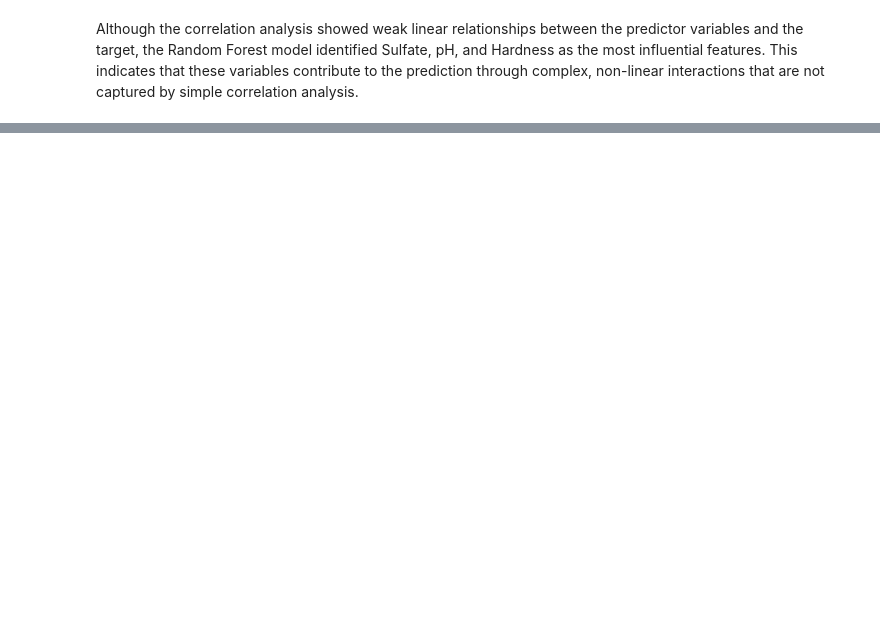
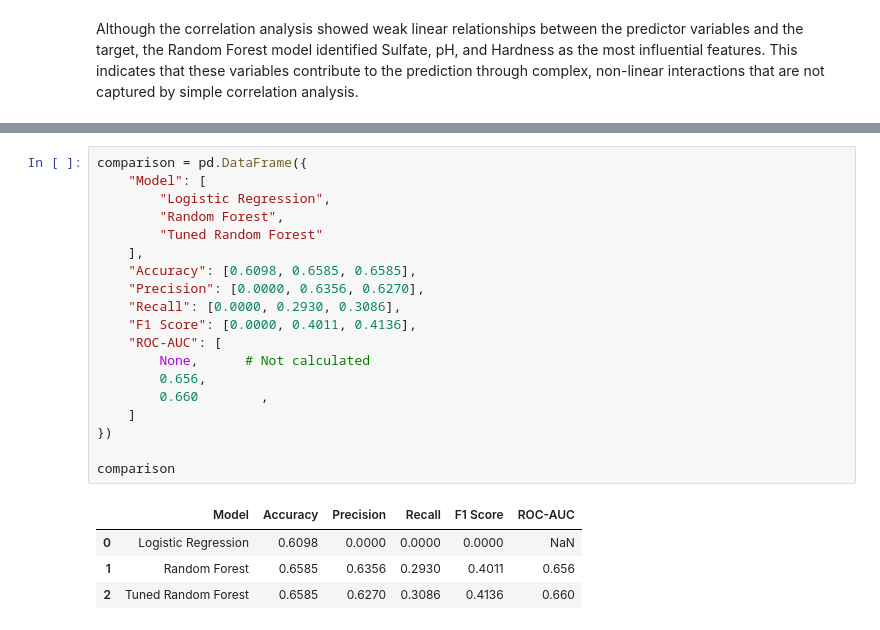
Before and after one commit to shbzstrkr1999/machine_learning_project, a Jupyter notebook: notebooks/machine-learning-final-project-submission.ipynb, the cells around one changed output, grey strips where cells are left out. Cells and saved outputs as stored; diff of their text form; blank space fills up the shorter version.

```diff
--- a/notebooks/machine-learning-final-project-submission.ipynb
+++ b/notebooks/machine-learning-final-project-submission.ipynb
@@ -562,0 +512,24 @@ Random Forest ROC-AUC: 0.6469140625
+# %%
+comparison = pd.DataFrame({
+    "Model": [
+        "Logistic Regression",
+        "Random Forest",
+        "Tuned Random Forest"
+    ],
+    "Accuracy": [0.6098, 0.6585, 0.6585],
+    "Precision": [0.0000, 0.6356, 0.6270],
+    "Recall": [0.0000, 0.2930, 0.3086],
+    "F1 Score": [0.0000, 0.4011, 0.4136],
+    "ROC-AUC": [
+        None,      # Not calculated
+        0.656,
+        0.660        ,
+    ]
+})
+
+comparison
+# %% [output]
+|  | Model | Accuracy | Precision | Recall | F1 Score | ROC-AUC |
+| 0 | Logistic Regression | 0.6098 | 0.0000 | 0.0000 | 0.0000 | NaN |
+| 1 | Random Forest | 0.6585 | 0.6356 | 0.2930 | 0.4011 | 0.656 |
+| 2 | Tuned Random Forest | 0.6585 | 0.6270 | 0.3086 | 0.4136 | 0.660 |
```
Also changed, not shown: parts of 45 cells of this notebook.
